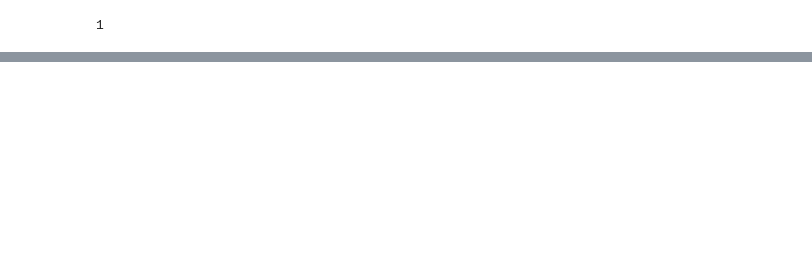
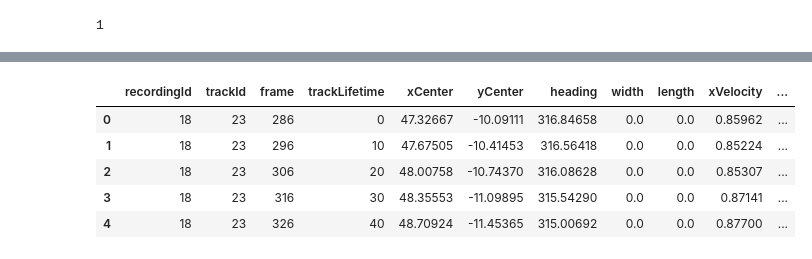
Before and after one commit to ika-rwth-aachen/drone-dataset-tools, a Jupyter notebook: src/notebooks/read-from-preprocessed.ipynb, the cells around one changed output, grey strips where cells are left out. Saved outputs shown, nothing was run; the diff lists cells and outputs as text; code cells hidden in the pictures; blank space fills up the shorter version.

```diff
--- a/src/notebooks/read-from-preprocessed.ipynb
+++ b/src/notebooks/read-from-preprocessed.ipynb
@@ -45,0 +55,13 @@ sceneLocalDf.head()
+# %%
+import pandas as pd
+pedDf = pd.read_csv("../data/location-2/2022-11-13-fps-2.5-crossing.csv")
+otherDf = pd.read_csv("../data/location-2/2022-11-13-fps-2.5-other.csv")
+# %%
+pedDf.head()
+# %% [output]
+|  | recordingId | trackId | frame | trackLifetime | xCenter | yCenter | heading | width | length | xVelocity | ... |
+| 0 | 18 | 23 | 286 | 0 | 47.32667 | -10.09111 | 316.84658 | 0.0 | 0.0 | 0.85962 | ... |
+| 1 | 18 | 23 | 296 | 10 | 47.67505 | -10.41453 | 316.56418 | 0.0 | 0.0 | 0.85224 | ... |
+| 2 | 18 | 23 | 306 | 20 | 48.00758 | -10.74370 | 316.08628 | 0.0 | 0.0 | 0.85307 | ... |
+| 3 | 18 | 23 | 316 | 30 | 48.35553 | -11.09895 | 315.54290 | 0.0 | 0.0 | 0.87141 | ... |
+| 4 | 18 | 23 | 326 | 40 | 48.70924 | -11.45365 | 315.00692 | 0.0 | 0.0 | 0.87700 | ... |
```
Also changed, not shown: parts of 9 cells of this notebook.
